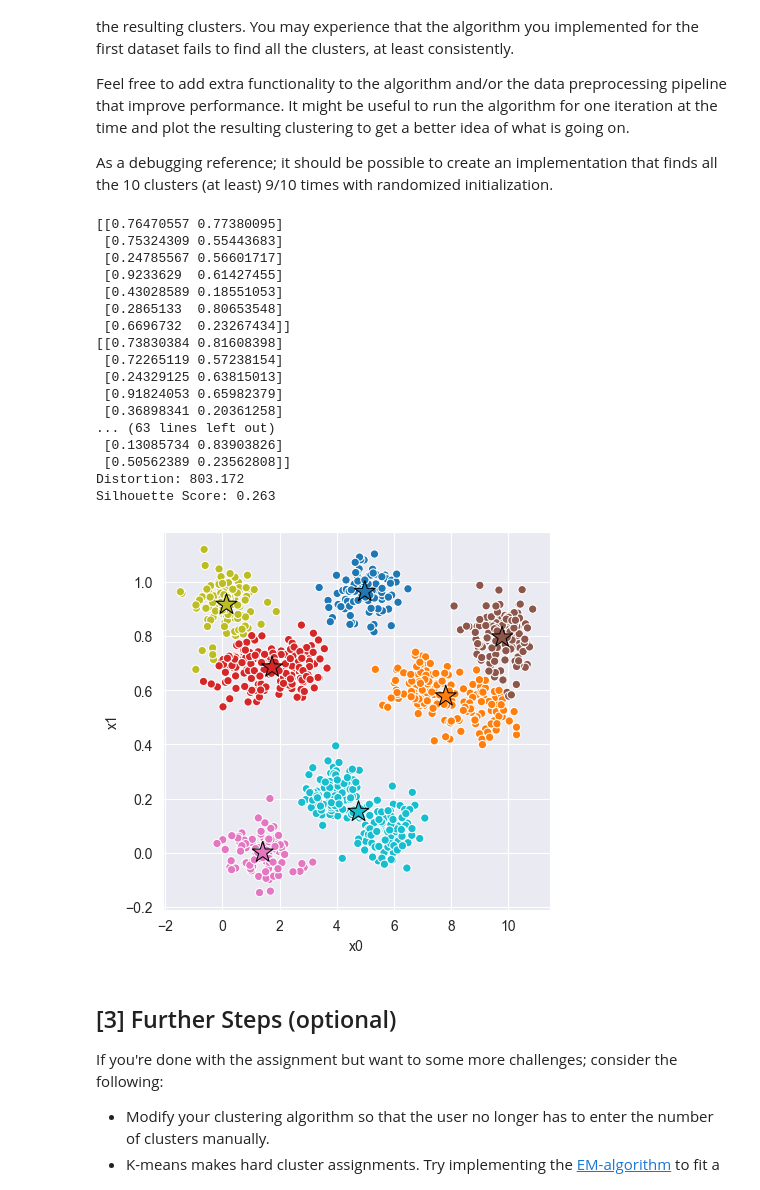
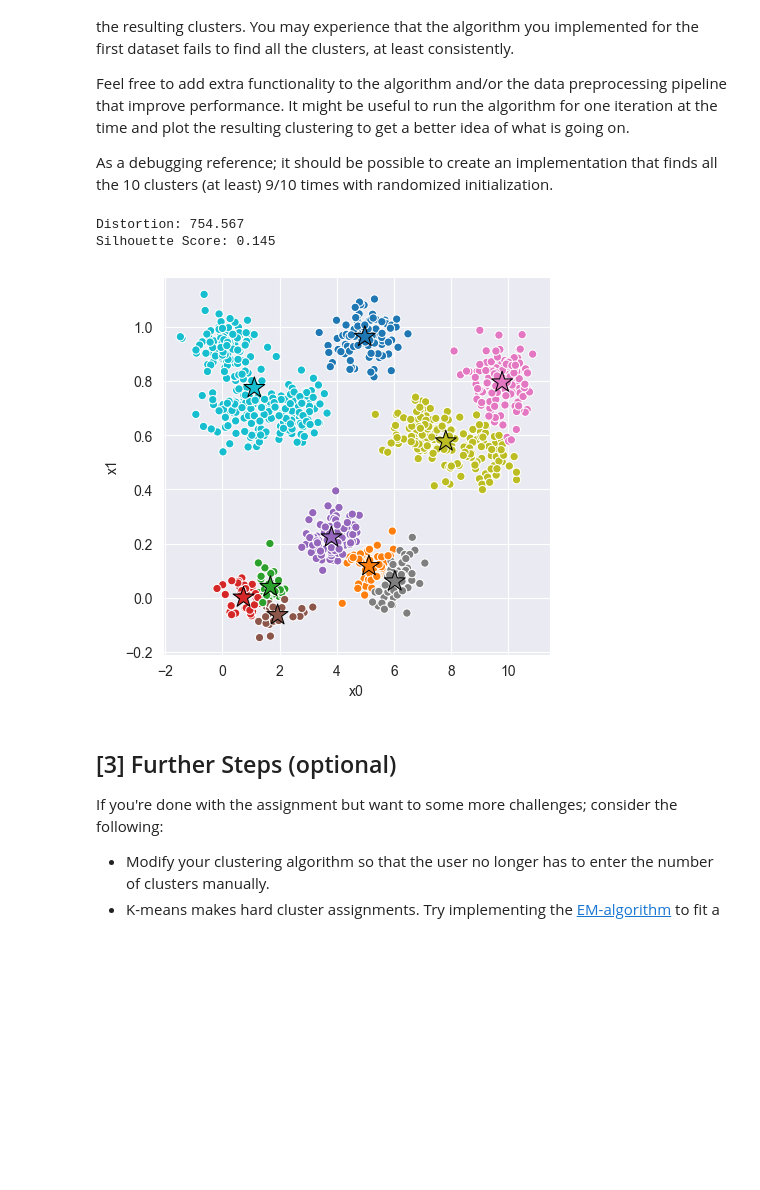
Before and after one commit to jimoskar/ml, a Jupyter notebook: k_means/experiment.ipynb, the cells around one changed output. Saved outputs shown, nothing was run; the diff lists cells and outputs as text; code cells hidden in the pictures; blank space fills up the shorter version.

```diff
--- a/k_means/experiment.ipynb
+++ b/k_means/experiment.ipynb
@@ -132,40 +134,26 @@ As a debugging reference; it should be possible to create an implementation that
 # %%
 # Fit Model
 X = data_2[['x0', 'x1']]
-model_2 = km.KMeans(num_clust=10)  # <-- Feel free to add hyperparameters
+
+model_2 = km.KMeans(num_clust=10, normalize = True)  # <-- Feel free to add hyperparameters
 model_2.fit(X)
 
 # Compute Silhouette Score
 z = model_2.predict(X)
 print(f'Distortion: {km.euclidean_distortion(X, z) :.3f}')
 print(f'Silhouette Score: {km.euclidean_silhouette(X, z) :.3f}')
 
 # Plot cluster assignments
 C = model_2.get_centroids()
 K = len(C)
 _, ax = plt.subplots(figsize=(5, 5), dpi=100)
 sns.scatterplot(x='x0', y='x1', hue=z, hue_order=range(K), palette='tab10', data=X, ax=ax);
 sns.scatterplot(x=C[:,0], y=C[:,1], hue=range(K), palette='tab10', marker='*', s=250, edgecolor='black', ax=ax)
 ax.legend().remove();
 # %% [output]
-[[0.76470557 0.77380095]
- [0.75324309 0.55443683]
- [0.24785567 0.56601717]
- [0.9233629  0.61427455]
- [0.43028589 0.18551053]
- [0.2865133  0.80653548]
- [0.6696732  0.23267434]]
-[[0.73830384 0.81608398]
- [0.72265119 0.57238154]
- [0.24329125 0.63815013]
- [0.91824053 0.65982379]
- [0.36898341 0.20361258]
-... (63 lines left out)
- [0.13085734 0.83903826]
- [0.50562389 0.23562808]]
-Distortion: 803.172
-Silhouette Score: 0.263
+Distortion: 754.567
+Silhouette Score: 0.145
-[figure, old version]
+[figure, new version]
 # %% [markdown]
 ## [3] Further Steps (optional)
 
```
Also changed, not shown: parts of 1 cell of this notebook, 2 other files.
